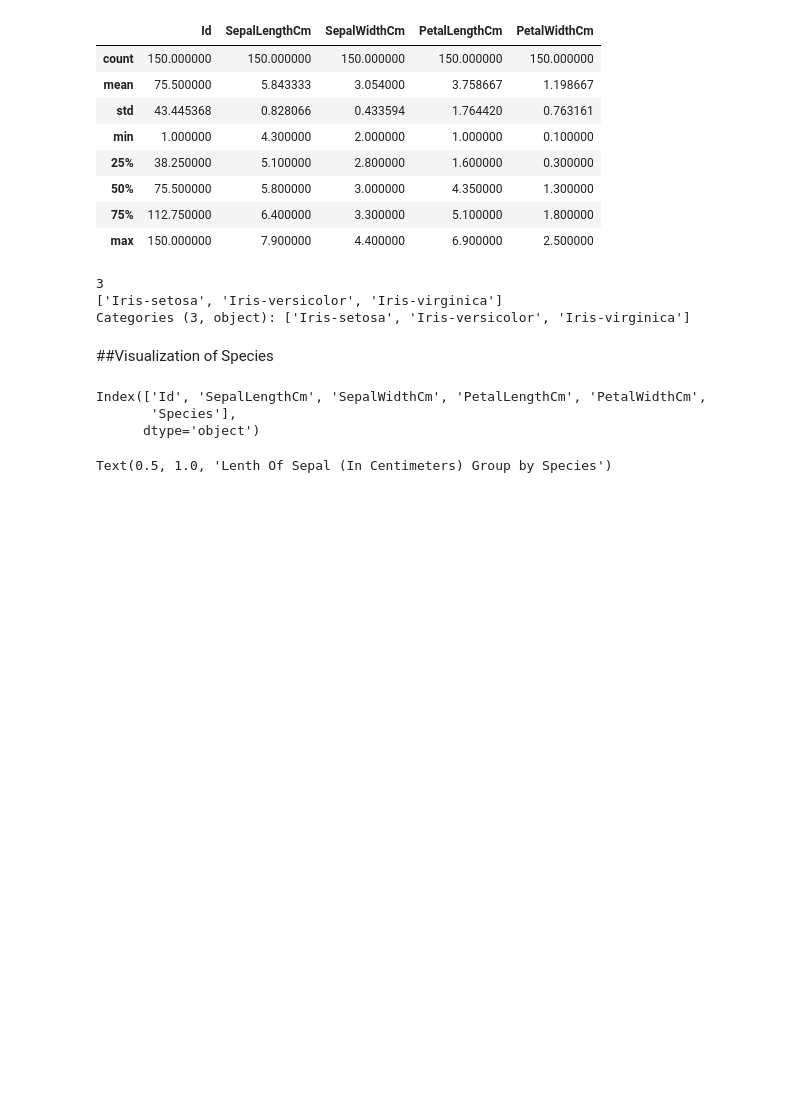
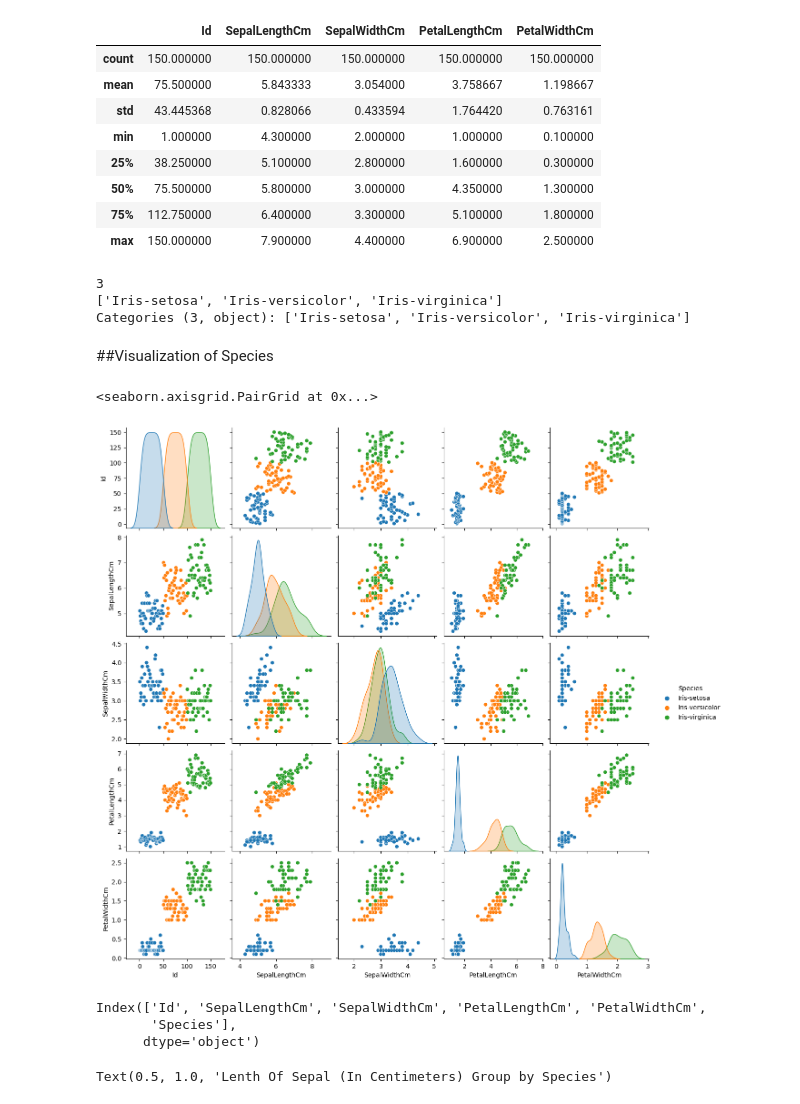
Before and after one commit to TonnBH/APPML_Projects, a Jupyter notebook: Iris_Species_Classsification.ipynb, the cells around one changed output. Drawn from its saved outputs; the diff is of its cells as text; code cells hidden in the pictures; blank space fills up the shorter version.

```diff
--- a/Iris_Species_Classsification.ipynb
+++ b/Iris_Species_Classsification.ipynb
@@ -68,7 +68,10 @@ Categories (3, object): ['Iris-setosa', 'Iris-versicolor', 'Iris-virginica']
 # %% [markdown]
 ##Visualization of Species
 # %%
-#sns.pairplot(data, hue='Species')
+sns.pairplot(data, hue='Species')
+# %% [output]
+<seaborn.axisgrid.PairGrid at 0x...>
+[figure, added]
 # %%
 print(data.columns)
 # %% [output]
```
